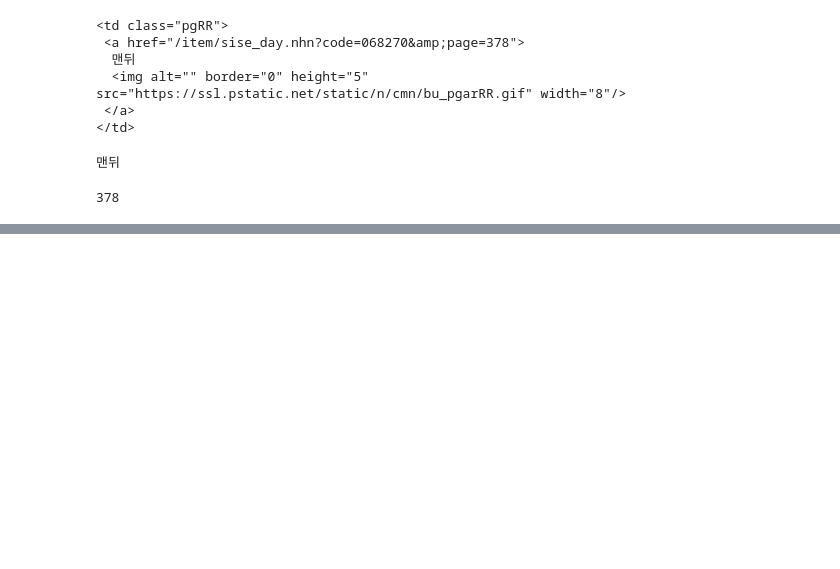
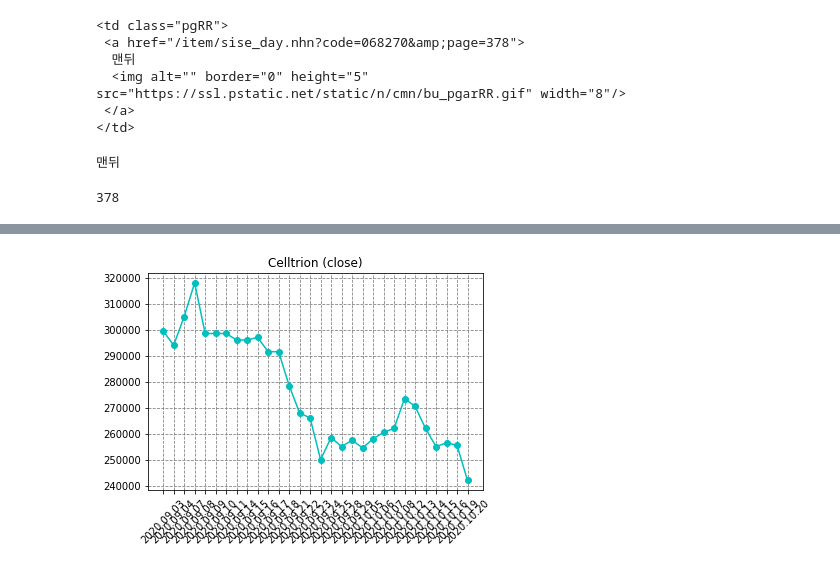
Before and after one commit to yeonhodev/python_stock_trading, a Jupyter notebook: html_beautifulsoup.ipynb, the cells around one changed output, grey strips where cells are left out. Cells and saved outputs as stored; diff of their text form; code cells hidden in the pictures; blank space fills up the shorter version.

Commit message:
close price chart

```diff
--- a/html_beautifulsoup.ipynb
+++ b/html_beautifulsoup.ipynb
@@ -79,0 +114,13 @@ print(df)
+# %%
+df = df.iloc[0:30]
+df = df.sort_values(by='날짜')
+
+from matplotlib import pyplot as plt
+
+plt.title('Celltrion (close)')
+plt.xticks(rotation=45)
+plt.plot(df['날짜'], df['종가'], 'co-')
+plt.grid(color='gray', linestyle='--')
+plt.show()
+# %% [output]
+[figure, added]
```
Also changed, not shown: parts of 2 cells of this notebook.
